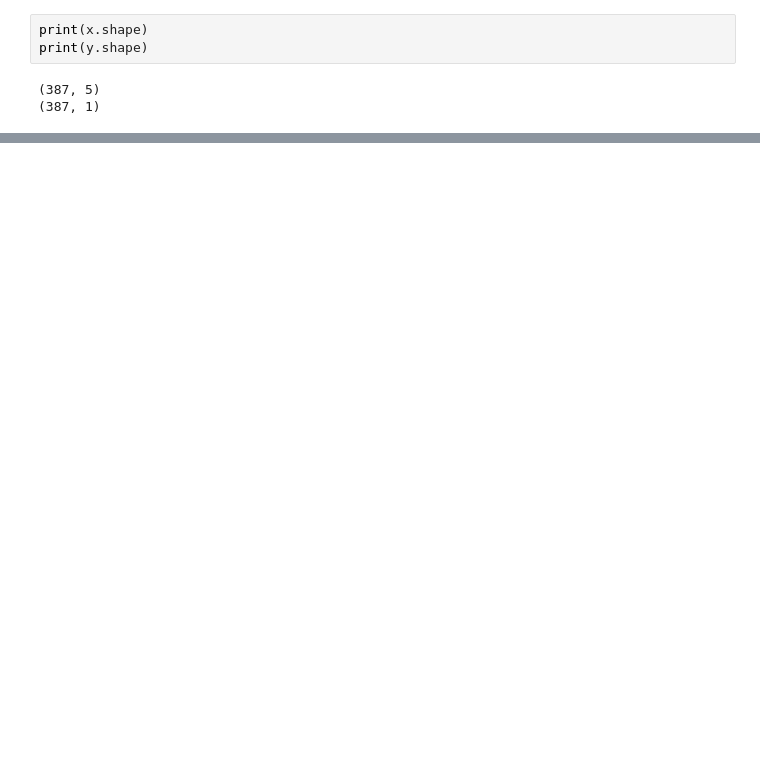
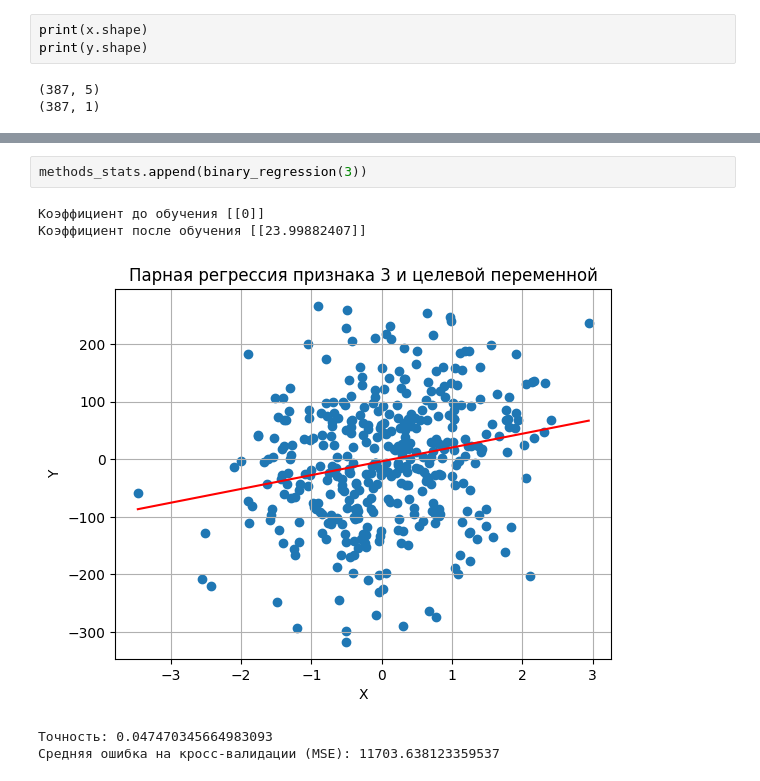
Before and after one commit to Berendei-Jr/Machine-Learning-BMSTU, a Jupyter notebook: ML1.2 multivariate/lab1.2.ipynb, the cells around one changed output, grey strips where cells are left out. Drawn from its saved outputs; the diff is of its cells as text; blank space fills up the shorter version.

```diff
--- a/ML1.2 multivariate/lab1.2.ipynb
+++ b/ML1.2 multivariate/lab1.2.ipynb
@@ -52,0 +83,8 @@ plt.plot(yy, yy, c='r')
+# %%
+methods_stats.append(binary_regression(3))
+# %% [output]
+Коэффициент до обучения [[0]]
+Коэффициент после обучения [[23.99882407]]
+[figure, added]
+Точность: 0.047470345664983093
+Средняя ошибка на кросс-валидации (MSE): 11703.638123359537
```
Also changed, not shown: parts of 18 cells of this notebook.
